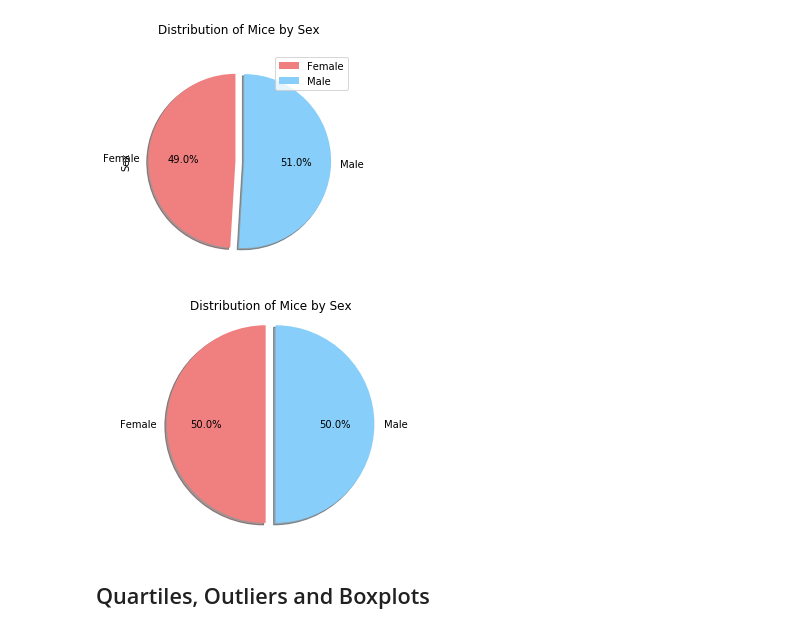
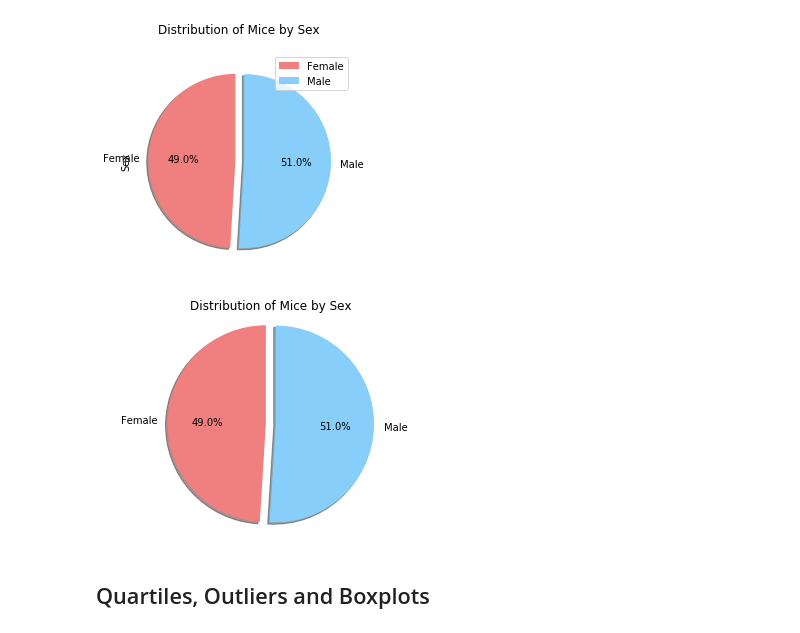
Before and after one commit to michelleherman13/matplotlib-challenge, a Jupyter notebook: Pymaceuticals/Pymaceuticals.ipynb, the cells around one changed output. Drawn from its saved outputs; the diff is of its cells as text; code cells hidden in the pictures.

```diff
--- a/Pymaceuticals/Pymaceuticals.ipynb
+++ b/Pymaceuticals/Pymaceuticals.ipynb
@@ -196,20 +210,21 @@ array([<matplotlib.axes._subplots.AxesSubplot object at 0x...>],
 # %%
 # Generate a pie plot showing the distribution of female versus male mice using pyplot
 gender_pie_plt=mice_study["Sex"].count()
 
 
 genders=["Female", "Male"]
 colors=["lightcoral", "lightskyblue"]
 explode=(0.1,0)
+size=[1,1.04]
 
 plt.title("Distribution of Mice by Sex")
 plt.pie(size, explode=explode, labels=genders, colors=colors,
-        autopct="%1.1f%%", shadow=True, startangle=90)
+        autopct="%1.1f%%", shadow=True, startangle=90,)
 plt.axis("equal")
 
 plt.show()
 # %% [output]
-[figure, old version]
+[figure, new version]
 # %% [markdown]
 ## Quartiles, Outliers and Boxplots
 # %%
```
Also changed, not shown: parts of 6 cells of this notebook.
